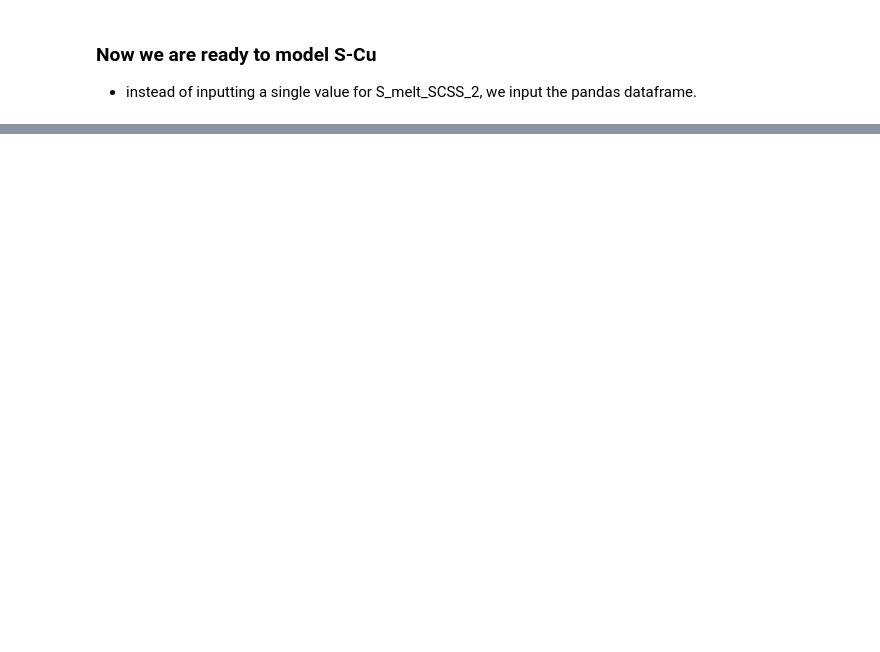
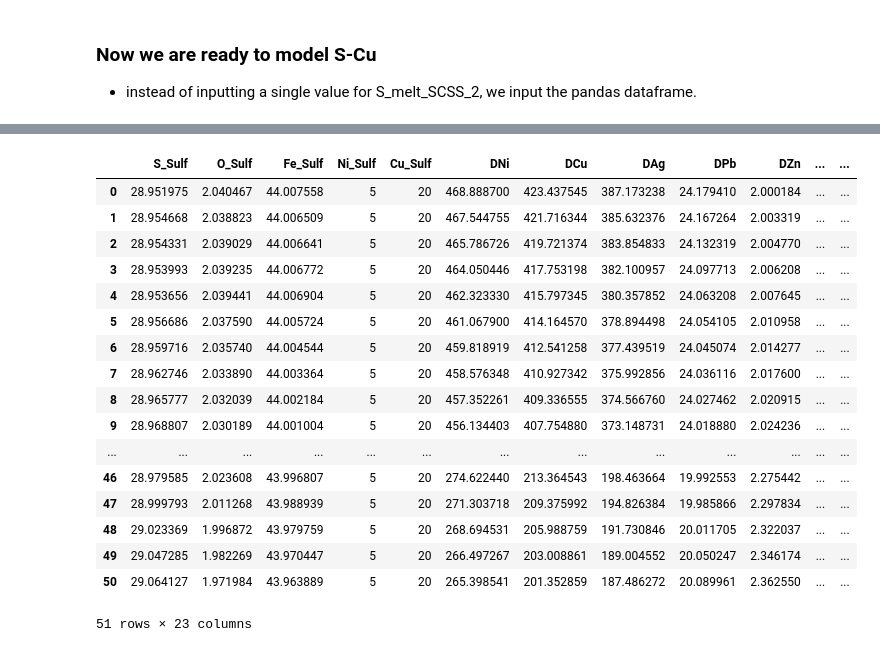
Before and after one commit to PennyWieser/PySulfSat, a Jupyter notebook: docs/Examples/Mantle_Melting_Lee_Wieser/Complex_melt_changing_SCSS.ipynb, the cells around one changed output, grey strips where cells are left out. Cells and saved outputs as stored; diff of their text form; code cells hidden in the pictures; blank space fills up the shorter version.

```diff
--- a/docs/Examples/Mantle_Melting_Lee_Wieser/Complex_melt_changing_SCSS.ipynb
+++ b/docs/Examples/Mantle_Melting_Lee_Wieser/Complex_melt_changing_SCSS.ipynb
@@ -181,0 +214,21 @@ plt.plot(df_Ba_200S_changeSi['F'],
+# %%
+Sulf_KDs_Kis
+# %% [output]
+|  | S_Sulf | O_Sulf | Fe_Sulf | Ni_Sulf | Cu_Sulf | DNi | DCu | DAg | DPb | DZn | ... | ... |
+| 0 | 28.951975 | 2.040467 | 44.007558 | 5 | 20 | 468.888700 | 423.437545 | 387.173238 | 24.179410 | 2.000184 | ... | ... |
+| 1 | 28.954668 | 2.038823 | 44.006509 | 5 | 20 | 467.544755 | 421.716344 | 385.632376 | 24.167264 | 2.003319 | ... | ... |
+| 2 | 28.954331 | 2.039029 | 44.006641 | 5 | 20 | 465.786726 | 419.721374 | 383.854833 | 24.132319 | 2.004770 | ... | ... |
+| 3 | 28.953993 | 2.039235 | 44.006772 | 5 | 20 | 464.050446 | 417.753198 | 382.100957 | 24.097713 | 2.006208 | ... | ... |
+| 4 | 28.953656 | 2.039441 | 44.006904 | 5 | 20 | 462.323330 | 415.797345 | 380.357852 | 24.063208 | 2.007645 | ... | ... |
+| 5 | 28.956686 | 2.037590 | 44.005724 | 5 | 20 | 461.067900 | 414.164570 | 378.894498 | 24.054105 | 2.010958 | ... | ... |
+| 6 | 28.959716 | 2.035740 | 44.004544 | 5 | 20 | 459.818919 | 412.541258 | 377.439519 | 24.045074 | 2.014277 | ... | ... |
+| 7 | 28.962746 | 2.033890 | 44.003364 | 5 | 20 | 458.576348 | 410.927342 | 375.992856 | 24.036116 | 2.017600 | ... | ... |
+| 8 | 28.965777 | 2.032039 | 44.002184 | 5 | 20 | 457.352261 | 409.336555 | 374.566760 | 24.027462 | 2.020915 | ... | ... |
+| 9 | 28.968807 | 2.030189 | 44.001004 | 5 | 20 | 456.134403 | 407.754880 | 373.148731 | 24.018880 | 2.024236 | ... | ... |
+| ... | ... | ... | ... | ... | ... | ... | ... | ... | ... | ... | ... | ... |
+| 46 | 28.979585 | 2.023608 | 43.996807 | 5 | 20 | 274.622440 | 213.364543 | 198.463664 | 19.992553 | 2.275442 | ... | ... |
+| 47 | 28.999793 | 2.011268 | 43.988939 | 5 | 20 | 271.303718 | 209.375992 | 194.826384 | 19.985866 | 2.297834 | ... | ... |
+| 48 | 29.023369 | 1.996872 | 43.979759 | 5 | 20 | 268.694531 | 205.988759 | 191.730846 | 20.011705 | 2.322037 | ... | ... |
+| 49 | 29.047285 | 1.982269 | 43.970447 | 5 | 20 | 266.497267 | 203.008861 | 189.004552 | 20.050247 | 2.346174 | ... | ... |
+| 50 | 29.064127 | 1.971984 | 43.963889 | 5 | 20 | 265.398541 | 201.352859 | 187.486272 | 20.089961 | 2.362550 | ... | ... |
+51 rows × 23 columns
```
Also changed, not shown: parts of 23 cells of this notebook, 13 other files.
